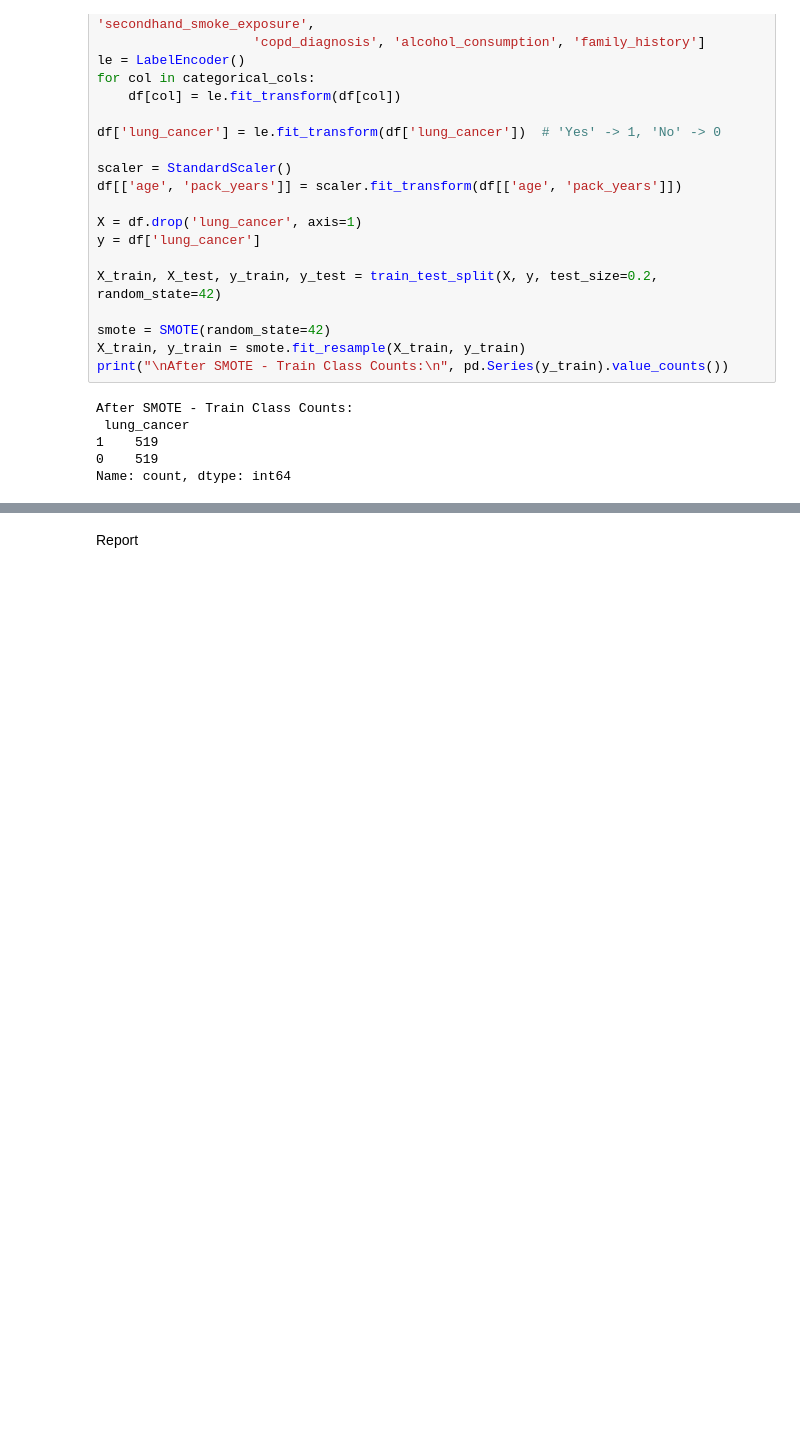
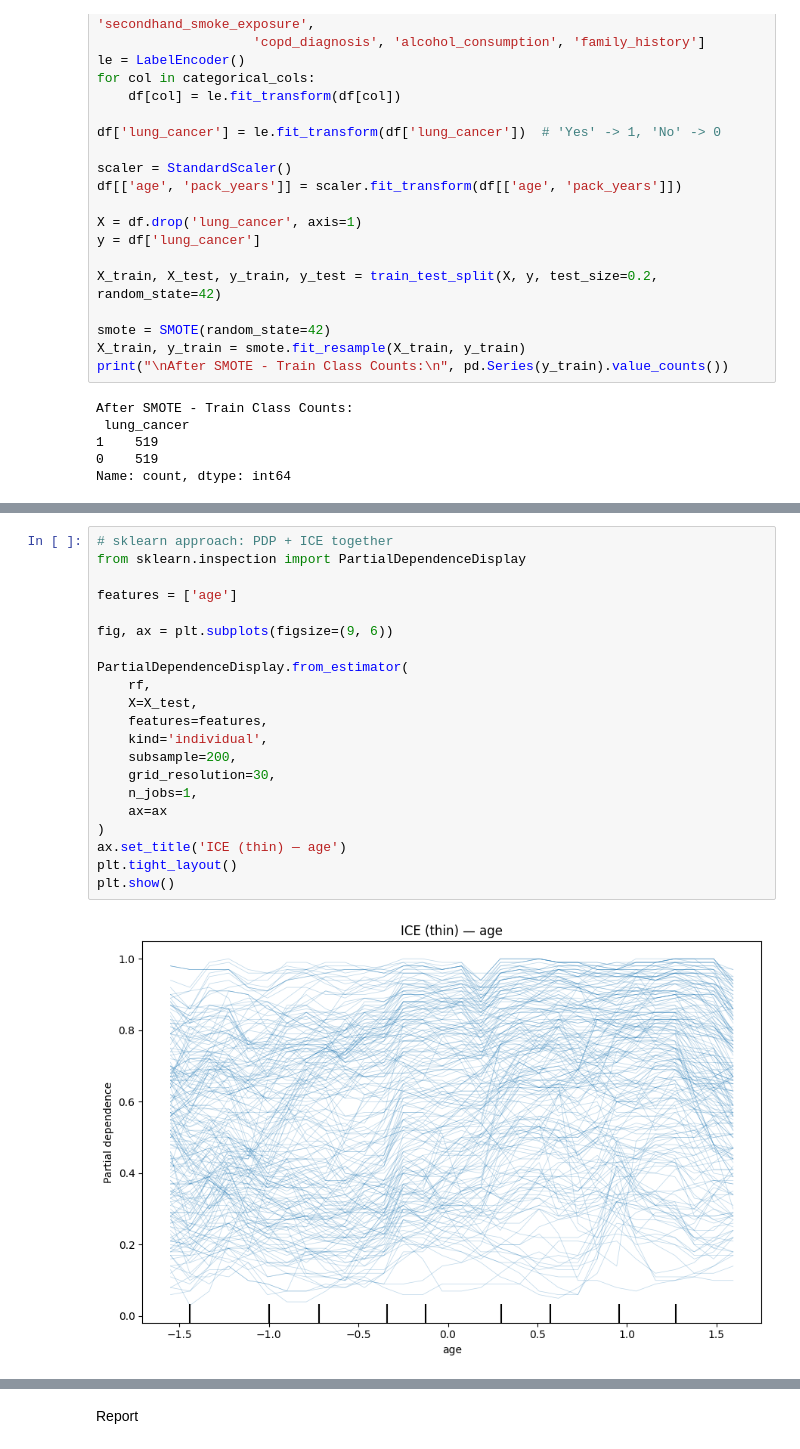
Before and after one commit to navaneethkomuravelli/explainable_Ai_2374, a Jupyter notebook: 2374_XAI_A5.ipynb, the cells around one changed output, grey strips where cells are left out. Saved outputs shown, nothing was run; the diff lists cells and outputs as text; blank space fills up the shorter version.

```diff
--- a/2374_XAI_A5.ipynb
+++ b/2374_XAI_A5.ipynb
@@ -311,0 +338,23 @@ Random Forest Feature Importances:
+# %%
+# sklearn approach: PDP + ICE together
+from sklearn.inspection import PartialDependenceDisplay
+
+features = ['age']
+
+fig, ax = plt.subplots(figsize=(9, 6))
+
+PartialDependenceDisplay.from_estimator(
+    rf,
+    X=X_test,
+    features=features,
+    kind='individual',
+    subsample=200,
+    grid_resolution=30,
+    n_jobs=1,
+    ax=ax
+)
+ax.set_title('ICE (thin) — age')
+plt.tight_layout()
+plt.show()
+# %% [output]
+[figure, added]
```
Also changed, not shown: parts of 7 cells of this notebook.
